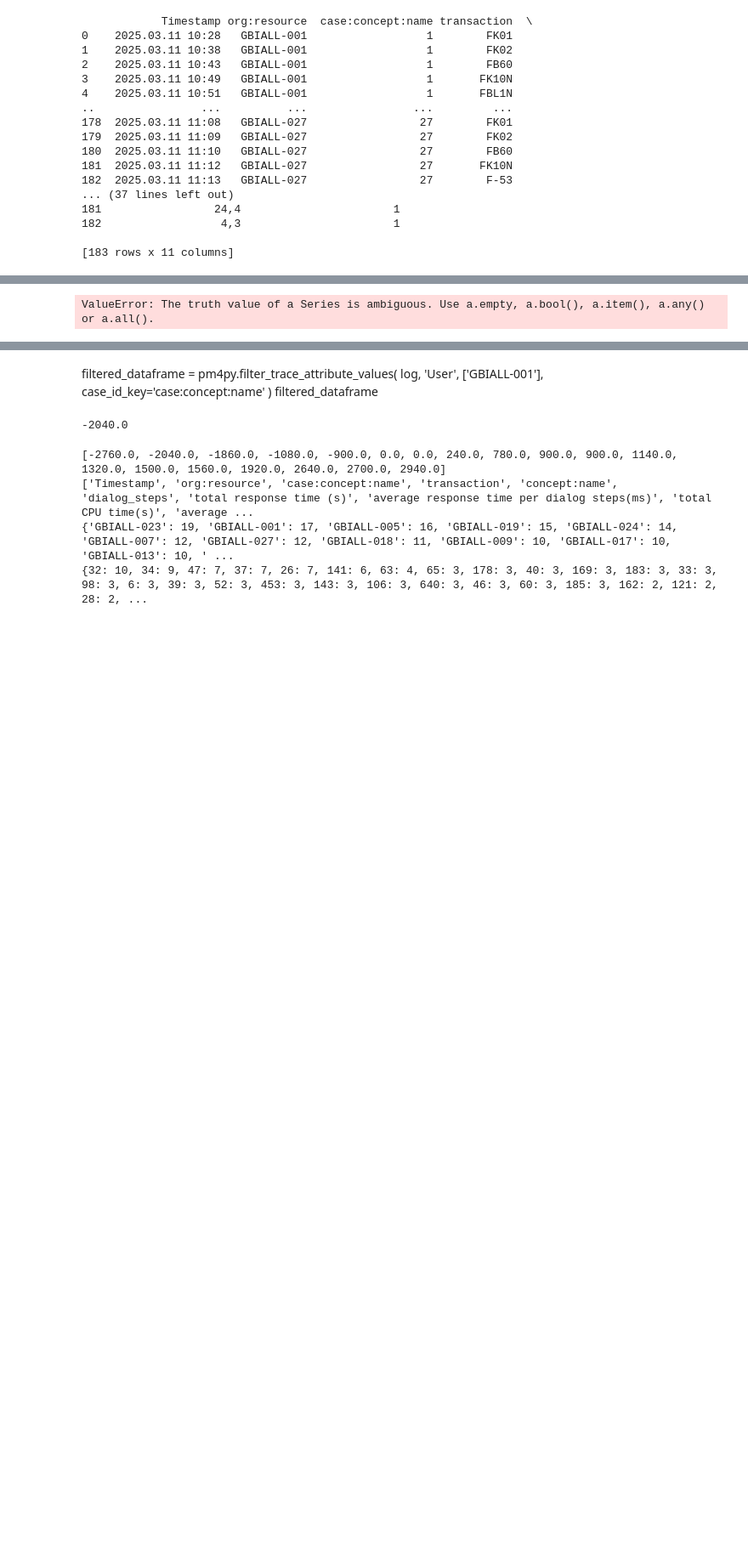
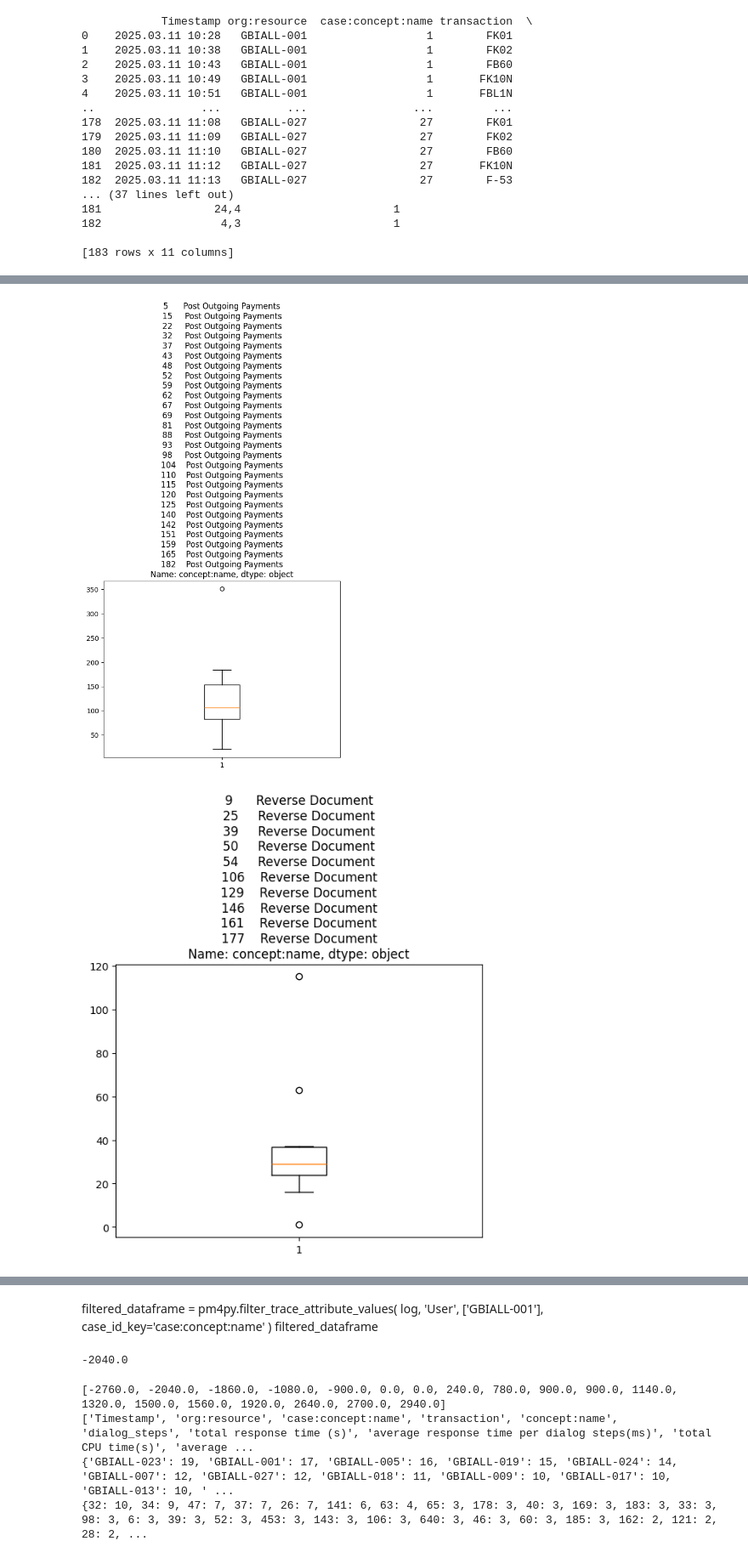
Before and after one commit to szabild/procmin2, a Jupyter notebook: procmin0314.ipynb, the cells around one changed output, grey strips where cells are left out. Shown at 85% size. Saved outputs shown, nothing was run; the diff lists cells and outputs as text; code cells hidden in the pictures; blank space fills up the shorter version.

```diff
--- a/procmin0314.ipynb
+++ b/procmin0314.ipynb
@@ -77,7 +78,10 @@ TypeError: axis() takes from 0 to 1 positional arguments but 2 were given
-# %%
-df1 = [x for _, x in df.groupby(df['transaction'] == 'FK01')]
-df2 = [x for _, x in df.groupby(df['transaction'] == 'FK01')]
-df3 = [x for _, x in df.groupby(df['transaction'] == 'FK01')]
-df4 = [x for _, x in df.groupby(df['transaction'] == 'FK01')]
-# %% [output]
-ValueError: The truth value of a Series is ambiguous. Use a.empty, a.bool(), a.item(), a.any() or a.all().
+# %%
+df0 = [x for _, x in df.groupby(df['transaction'])]
+#print(df0[1])
+for x in range(0, len(df0)):
+  plt.title(df0[x]['concept:name'])
+  plt.boxplot(df0[x]['dialog_steps'])
+  plt.show()
+# %% [output]
+[figure, added]
+[figure, added]
```
Also changed, not shown: parts of 2 cells of this notebook.
